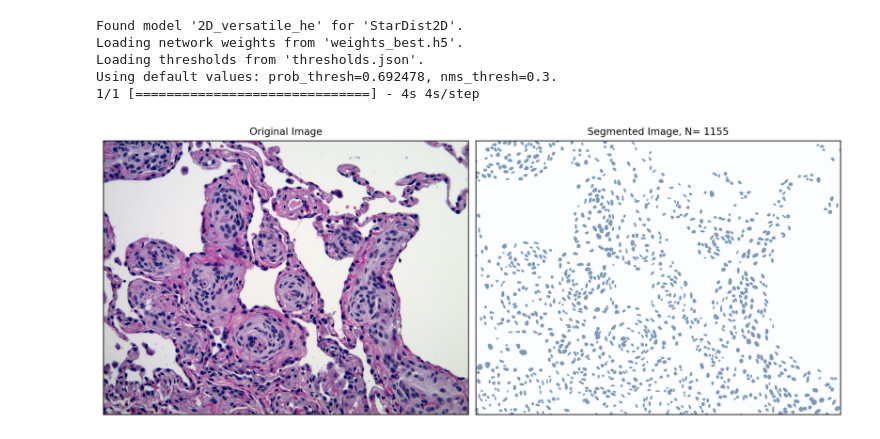
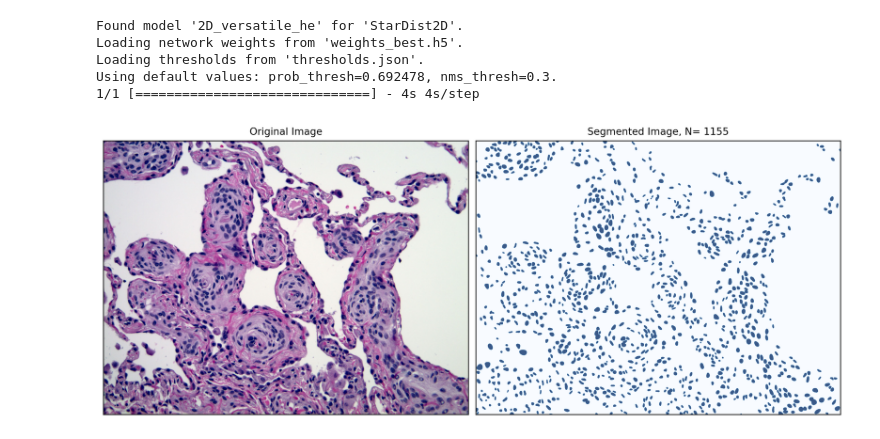
Before and after one commit to ajinkya-kulkarni/PySpatialHistologyAnalysis, a Jupyter notebook: Example.ipynb, the cells around one changed output. Saved outputs shown, nothing was run; the diff lists cells and outputs as text; code cells hidden in the pictures.

```diff
--- a/Example.ipynb
+++ b/Example.ipynb
@@ -46,28 +46,28 @@ modified_labels = np.where(relabelled_image > 0, 1, relabelled_image)
 # %%
 fig = plt.figure(figsize = (10, 5), constrained_layout = True)
 ax_array = fig.subplots(1, 2, squeeze = False)
 
 im = ax_array[0, 0].imshow(rgb_image)
 
 im = ax_array[0, 1].imshow(modified_labels, cmap = 'Blues',
-                           vmin = 0, vmax = 1, alpha = 0.5)
+                           vmin = 0, vmax = 1, alpha = 0.8)
 
 ax_array[0, 0].set_title('Original Image')
 ax_array[0, 1].set_title('Segmented Image, N= ' +
                          str(len(more_info['points'])))
 
 ax_array[0, 0].set_xticks([])
 ax_array[0, 0].set_yticks([])
 
 ax_array[0, 1].set_xticks([])
 ax_array[0, 1].set_yticks([])
 
 ############################################################
 
 result_filename = jpeg_file[:-5] + '_result.pdf'
 
 plt.savefig(result_filename, bbox_inches='tight')
 
 plt.show()
 # %% [output]
-[figure, old version]
+[figure, new version]
```
Also changed, not shown: 11 other files.
